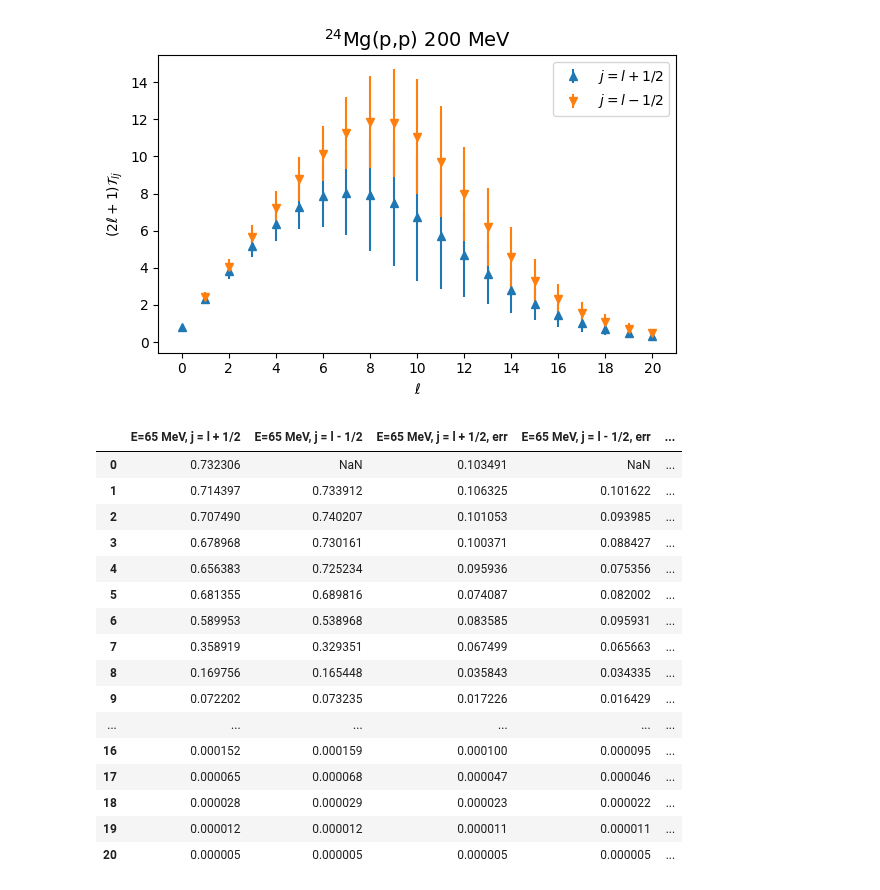
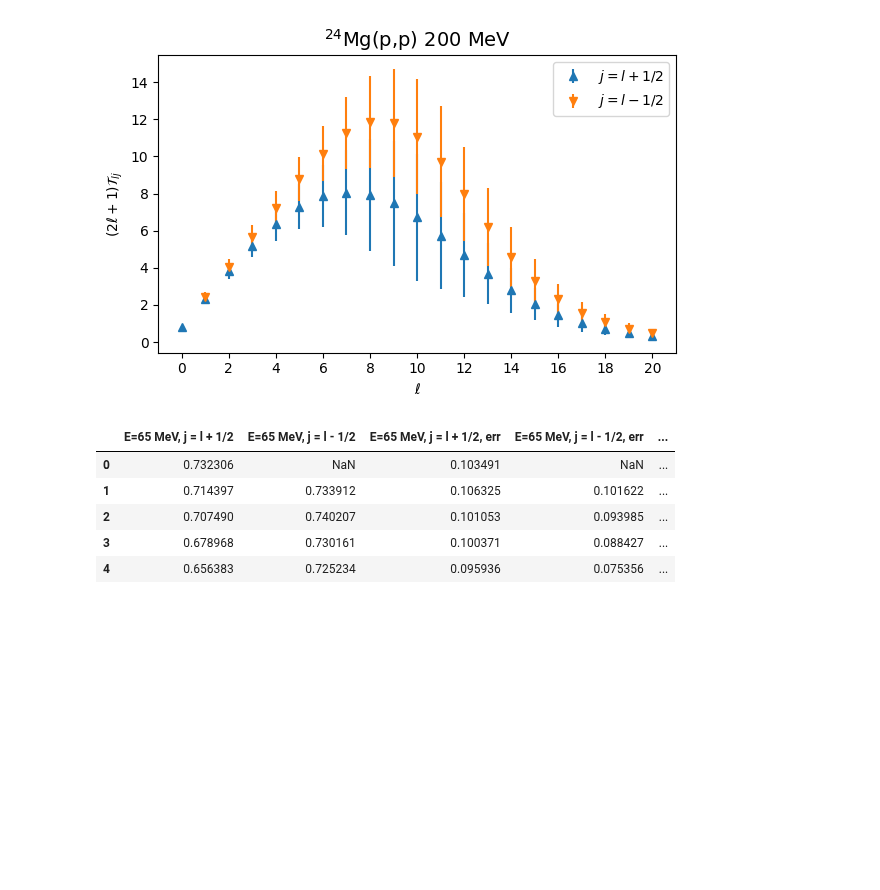
Before and after one commit to beykyle/jitr, a Jupyter notebook: examples/notebooks/angular_reaction_xs.ipynb, the cells around one changed output. Drawn from its saved outputs; the diff is of its cells as text; code cells hidden in the pictures; blank space fills up the shorter version.

```diff
--- a/examples/notebooks/angular_reaction_xs.ipynb
+++ b/examples/notebooks/angular_reaction_xs.ipynb
@@ -199,22 +199,11 @@ plt.tight_layout()
 [figure]
 # %%
 # NBVAL_CHECK_OUTPUT
-data
+data.head()
 # %% [output]
 |  | E=65 MeV, j = l + 1/2 | E=65 MeV, j = l - 1/2 | E=65 MeV, j = l + 1/2, err | E=65 MeV, j = l - 1/2, err | ... |
 | 0 | 0.732306 | NaN | 0.103491 | NaN | ... |
 | 1 | 0.714397 | 0.733912 | 0.106325 | 0.101622 | ... |
 | 2 | 0.707490 | 0.740207 | 0.101053 | 0.093985 | ... |
 | 3 | 0.678968 | 0.730161 | 0.100371 | 0.088427 | ... |
 | 4 | 0.656383 | 0.725234 | 0.095936 | 0.075356 | ... |
-| 5 | 0.681355 | 0.689816 | 0.074087 | 0.082002 | ... |
-| 6 | 0.589953 | 0.538968 | 0.083585 | 0.095931 | ... |
-| 7 | 0.358919 | 0.329351 | 0.067499 | 0.065663 | ... |
-| 8 | 0.169756 | 0.165448 | 0.035843 | 0.034335 | ... |
-| 9 | 0.072202 | 0.073235 | 0.017226 | 0.016429 | ... |
-| ... | ... | ... | ... | ... | ... |
-| 16 | 0.000152 | 0.000159 | 0.000100 | 0.000095 | ... |
-| 17 | 0.000065 | 0.000068 | 0.000047 | 0.000046 | ... |
-| 18 | 0.000028 | 0.000029 | 0.000023 | 0.000022 | ... |
-| 19 | 0.000012 | 0.000012 | 0.000011 | 0.000011 | ... |
-| 20 | 0.000005 | 0.000005 | 0.000005 | 0.000005 | ... |
```
Also changed, not shown: 2 other files.
